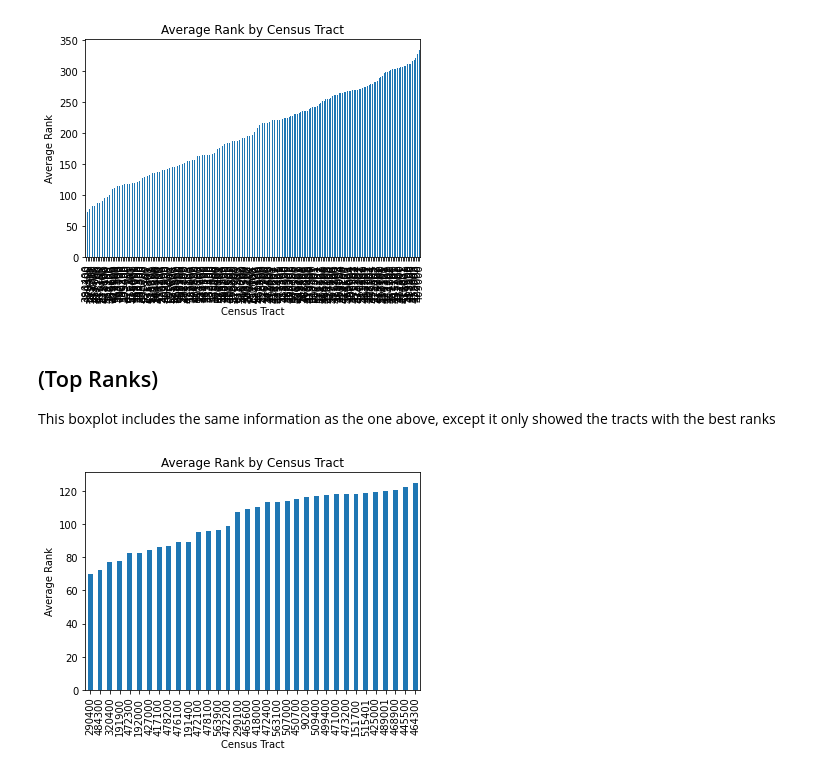
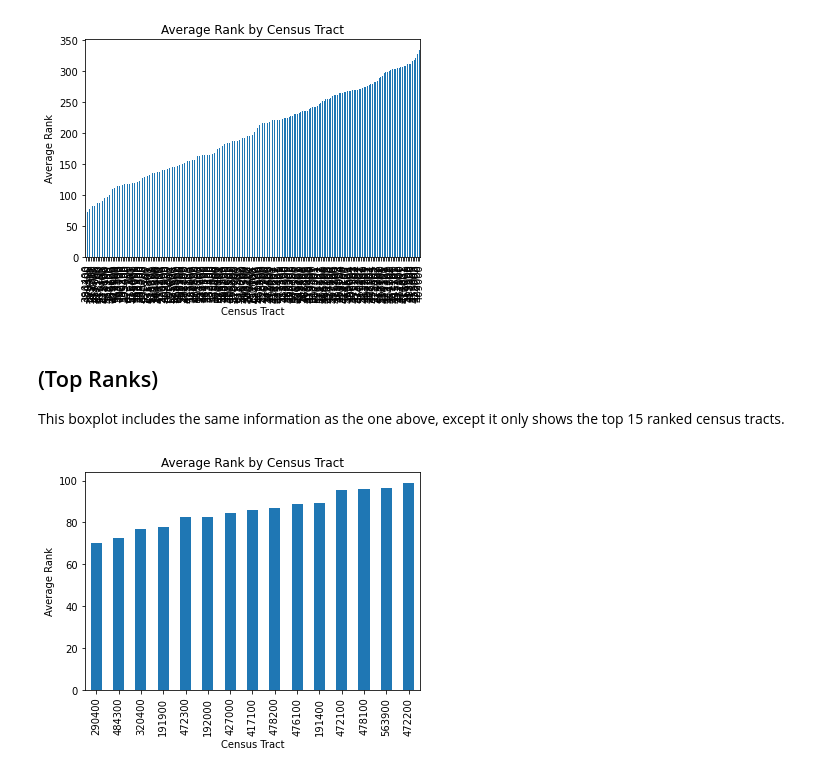
Before and after one commit to AMcCoy21/Final-Project, a Jupyter notebook: FinalCode.ipynb, the cells around one changed output. Cells and saved outputs as stored; diff of their text form; code cells hidden in the pictures.

```diff
--- a/FinalCode.ipynb
+++ b/FinalCode.ipynb
@@ -209,15 +229,15 @@ plt.show()
 [figure]
 # %% [markdown]
 ## (Top Ranks)
-This boxplot includes the same information as the one above, except it only showed the tracts with the best ranks
+This boxplot includes the same information as the one above, except it only shows the top 15 ranked census tracts.
 # %%
 import matplotlib.pyplot as plt
 
-mergedData125 = mergedData[mergedData["Average Rank"] <= 125]
-mergedData125.plot(x="Census Tract", y="Average Rank", kind="bar", legend=False)
+mergedData100 = mergedData[mergedData["Average Rank"] <= 100]
+mergedData100.plot(x="Census Tract", y="Average Rank", kind="bar", legend=False)
 plt.title("Average Rank by Census Tract")
 plt.xlabel("Census Tract")
 plt.ylabel("Average Rank")
 plt.show()
 # %% [output]
-[figure, old version]
+[figure, new version]
```
Also changed, not shown: parts of 12 cells of this notebook, 2 other files.
